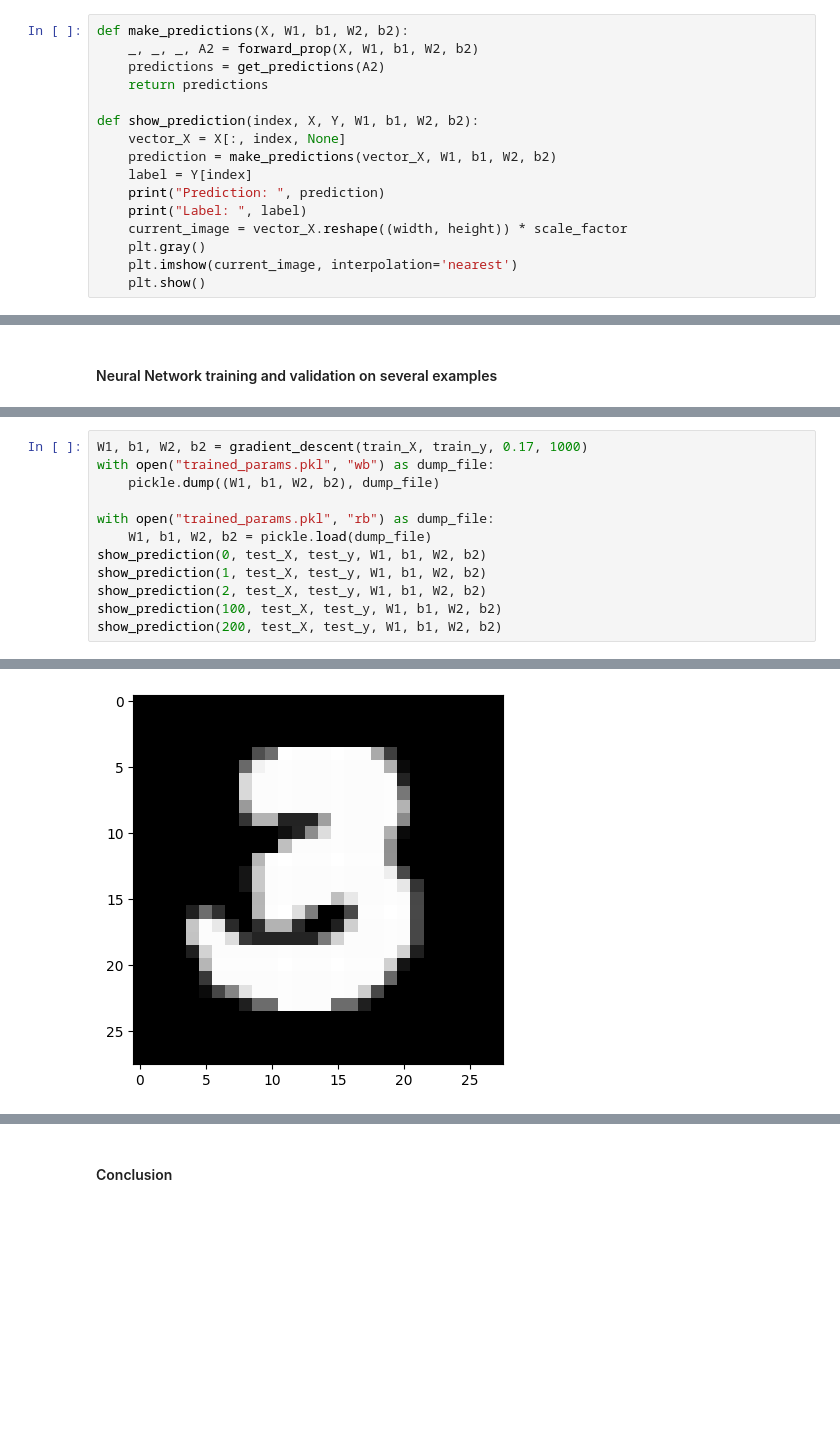
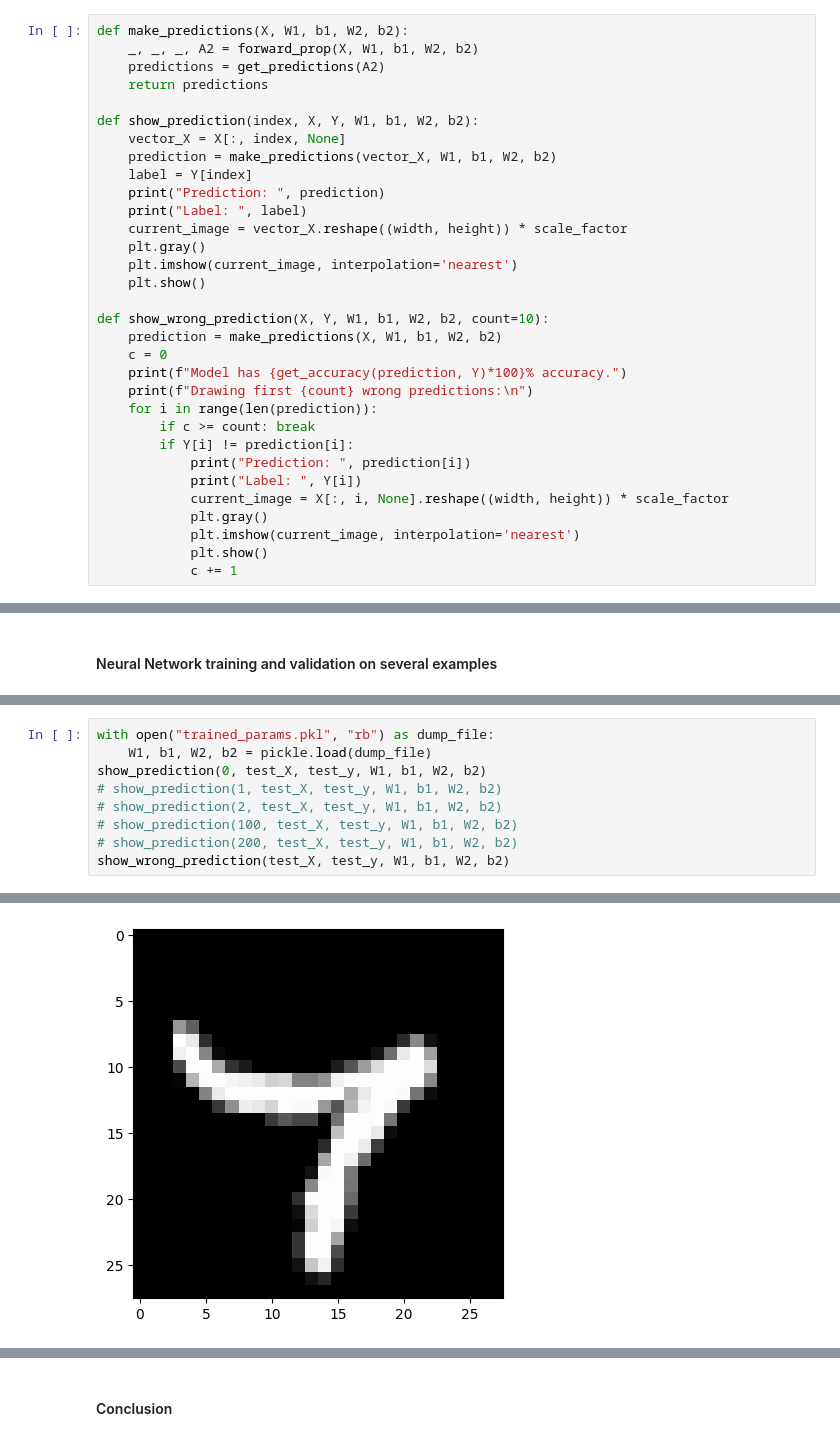
Before and after one commit to TheGreatRico/mnist-neural-network, a Jupyter notebook: Neural_Network_for_MNIST.ipynb, the cells around one changed output, grey strips where cells are left out. Saved outputs shown, nothing was run; the diff lists cells and outputs as text; blank space fills up the shorter version.

```diff
--- a/Neural_Network_for_MNIST.ipynb
+++ b/Neural_Network_for_MNIST.ipynb
@@ -152,6 +152,22 @@ def show_prediction(index, X, Y, W1, b1, W2, b2):
     plt.gray()
     plt.imshow(current_image, interpolation='nearest')
     plt.show()
+
+def show_wrong_prediction(X, Y, W1, b1, W2, b2, count=10):
+    prediction = make_predictions(X, W1, b1, W2, b2)
+    c = 0
+    print(f"Model has {get_accuracy(prediction, Y)*100}% accuracy.")
+    print(f"Drawing first {count} wrong predictions:\n")
+    for i in range(len(prediction)):
+        if c >= count: break
+        if Y[i] != prediction[i]:
+            print("Prediction: ", prediction[i])
+            print("Label: ", Y[i])
+            current_image = X[:, i, None].reshape((width, height)) * scale_factor
+            plt.gray()
+            plt.imshow(current_image, interpolation='nearest')
+            plt.show()
+            c += 1
 # %% [markdown]
 #### Creating a dataset and splitting it into a training and test part
 # %% [markdown]
@@ -168,13 +209,10 @@ test_X = np.reshape(test_X, (test_X.shape[0], width*height)).T / scale_factor
 # %%
-W1, b1, W2, b2 = gradient_descent(train_X, train_y, 0.17, 1000)
-with open("trained_params.pkl", "wb") as dump_file:
-    pickle.dump((W1, b1, W2, b2), dump_file)
-
 with open("trained_params.pkl", "rb") as dump_file:
     W1, b1, W2, b2 = pickle.load(dump_file)
 show_prediction(0, test_X, test_y, W1, b1, W2, b2)
-show_prediction(1, test_X, test_y, W1, b1, W2, b2)
-show_prediction(2, test_X, test_y, W1, b1, W2, b2)
-show_prediction(100, test_X, test_y, W1, b1, W2, b2)
-show_prediction(200, test_X, test_y, W1, b1, W2, b2)
+# show_prediction(1, test_X, test_y, W1, b1, W2, b2)
+# show_prediction(2, test_X, test_y, W1, b1, W2, b2)
+# show_prediction(100, test_X, test_y, W1, b1, W2, b2)
+# show_prediction(200, test_X, test_y, W1, b1, W2, b2)
+show_wrong_prediction(test_X, test_y, W1, b1, W2, b2)
 # %% [output]
@@ -210 +236 @@ Label:  3
-[figure, old version]
+[figure, new version]
```
Also changed, not shown: parts of 3 cells of this notebook, 3 other files.
